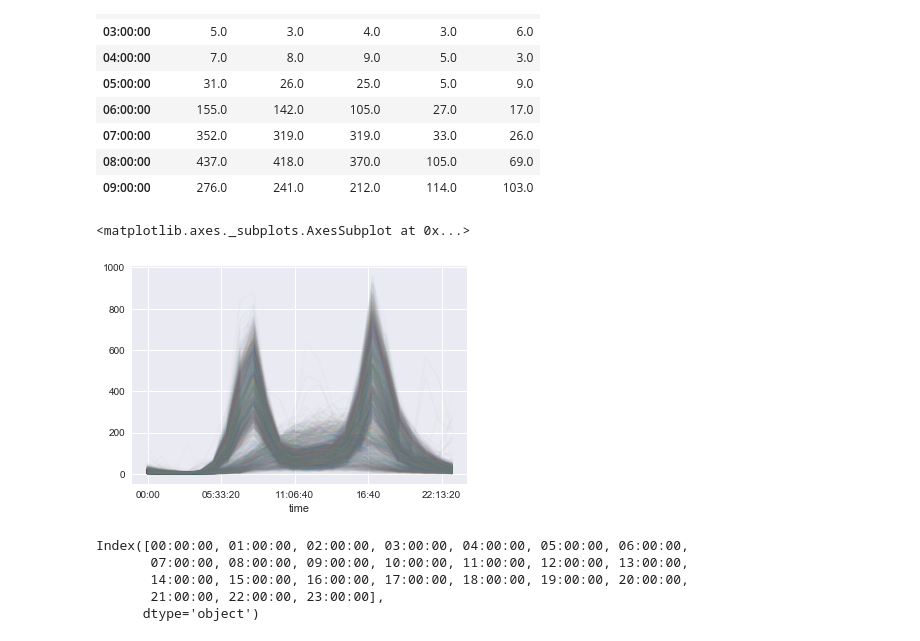
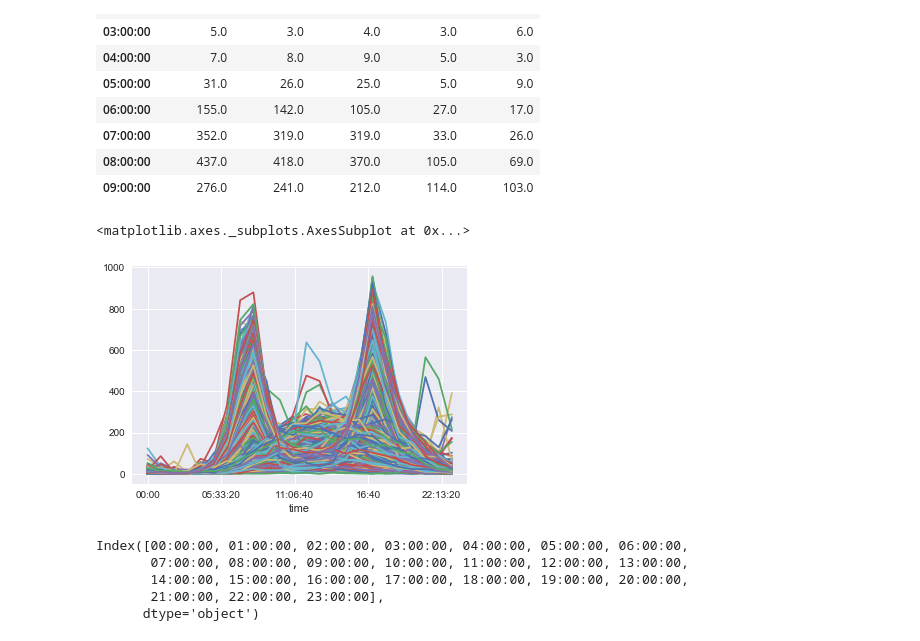
Before and after one commit to MrRutledge/Seattle_Bridge_Data_work_flow, a Jupyter notebook: DataWorkFlow1.ipynb, the cells around one changed output. Cells and saved outputs as stored; diff of their text form; code cells hidden in the pictures.

```diff
--- a/DataWorkFlow1.ipynb
+++ b/DataWorkFlow1.ipynb
@@ -120,10 +133,10 @@ pivoted.iloc[:10,:5]
 | 08:00:00 | 437.0 | 418.0 | 370.0 | 105.0 | 69.0 |
 | 09:00:00 | 276.0 | 241.0 | 212.0 | 114.0 | 103.0 |
 # %%
-pivoted.plot(legend = False, alpha = 0.03)
+pivoted.plot(legend = False)
 # %% [output]
 <matplotlib.axes._subplots.AxesSubplot at 0x...>
-[figure, old version]
+[figure, new version]
 # %%
 pivoted.index[:24]
 # %% [output]
```
Also changed, not shown: parts of 26 cells of this notebook.
